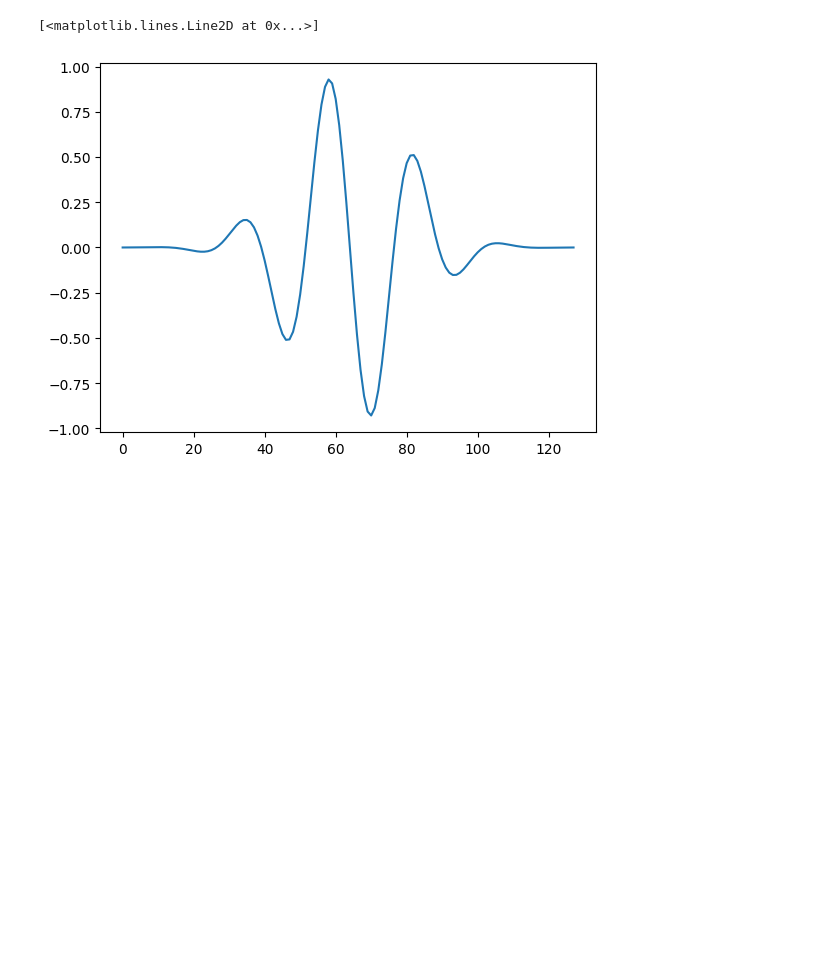
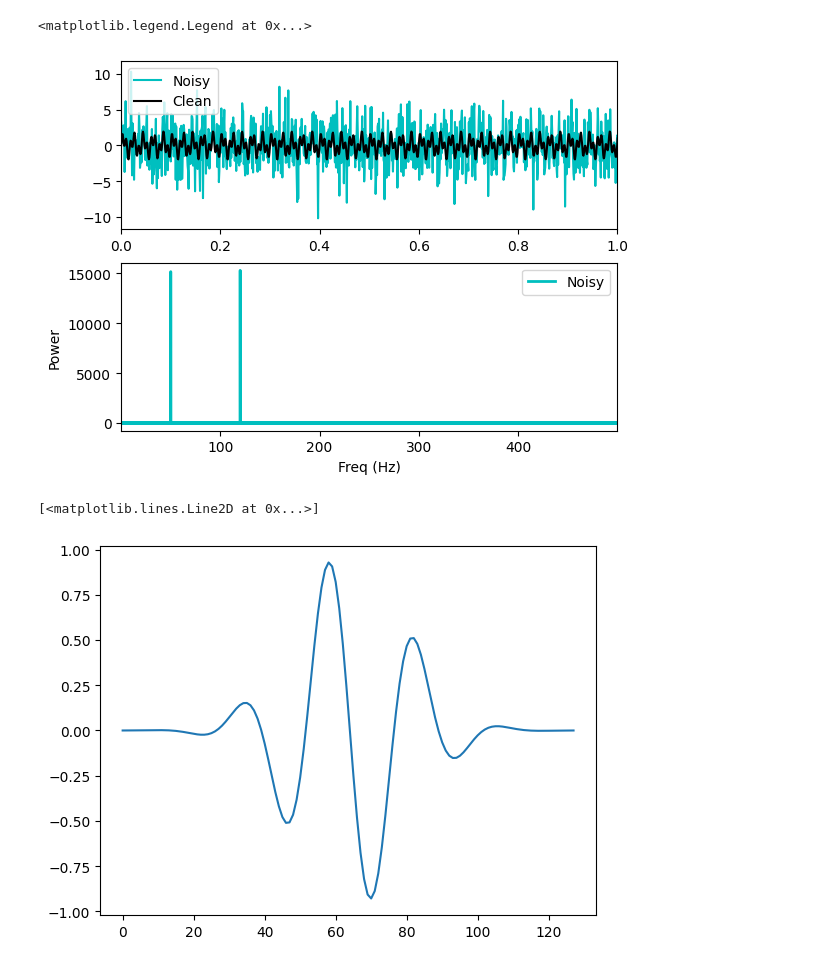
Before and after one commit to raineymarkr/datascience, a Jupyter notebook: spectral derivative.ipynb, the cells around one changed output. Saved outputs shown, nothing was run; the diff lists cells and outputs as text; code cells hidden in the pictures; blank space fills up the shorter version.

```diff
--- a/spectral derivative.ipynb
+++ b/spectral derivative.ipynb
@@ -1,9 +1,10 @@
 # %%
 import numpy as np
 import sounddevice as sd
+import matplotlib.pyplot as plt
 
 dt = 0.001
-t = np.arange(0,100,dt)
+t = np.arange(0,60,dt)
 f = np.sin(2*np.pi* 50 * t) + np.sin(2*np.pi*120*t)
 f_clean = f
 f = f + 2.5*np.random.randn(len(t))
@@ -20,13 +21,21 @@ PSDclean = PSD * indices
 fhat = indices * fhat
 ffilt = np.fft.ifft(fhat)
 filter = np.real(ffilt)
-
-Fs = 44100
-sd.play(f_clean, Fs)
-sd.wait()
-
-sd.play(f, Fs)
-sd.wait()
-
-sd.play(filter, Fs)
-sd.wait()
+# %%
+fig, axs = plt.subplots(2,1)
+
+plt.sca(axs[0])
+plt.plot(t, f, color='c', linewidth='1.5', label='Noisy')
+plt.plot(t, f_clean, color='k', linewidth='1.5', label='Clean')
+plt.xlim(t[0],t[1000])
+plt.legend()
+
+plt.sca(axs[1])
+plt.plot(freq[L], PSD[L], color='c', linewidth='2', label='Noisy')
+plt.xlim(freq[L[0]],freq[L[-1]])
+plt.xlabel('Freq (Hz)')
+plt.ylabel('Power')
+plt.legend()
+# %% [output]
+<matplotlib.legend.Legend at 0x...>
+[figure, added]
```
Also changed, not shown: parts of 1 cell of this notebook, 2 other files.
